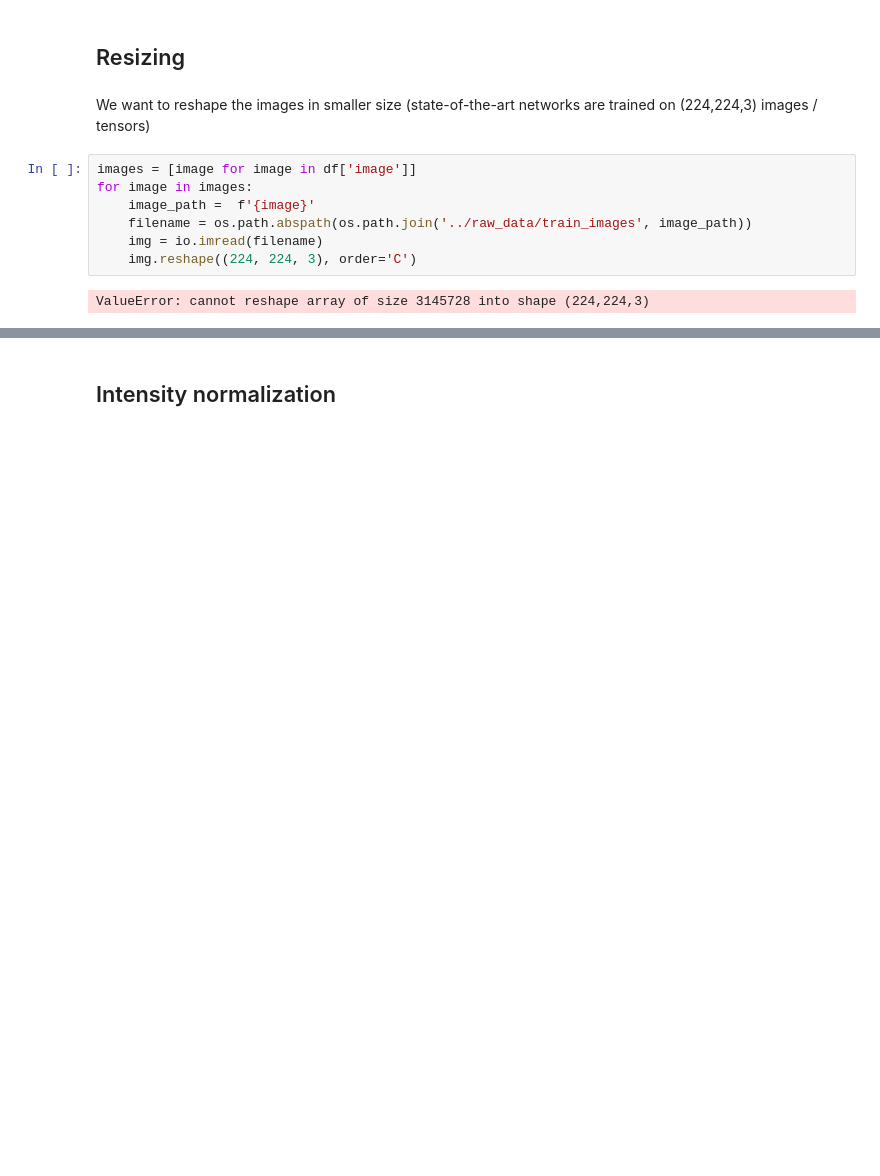
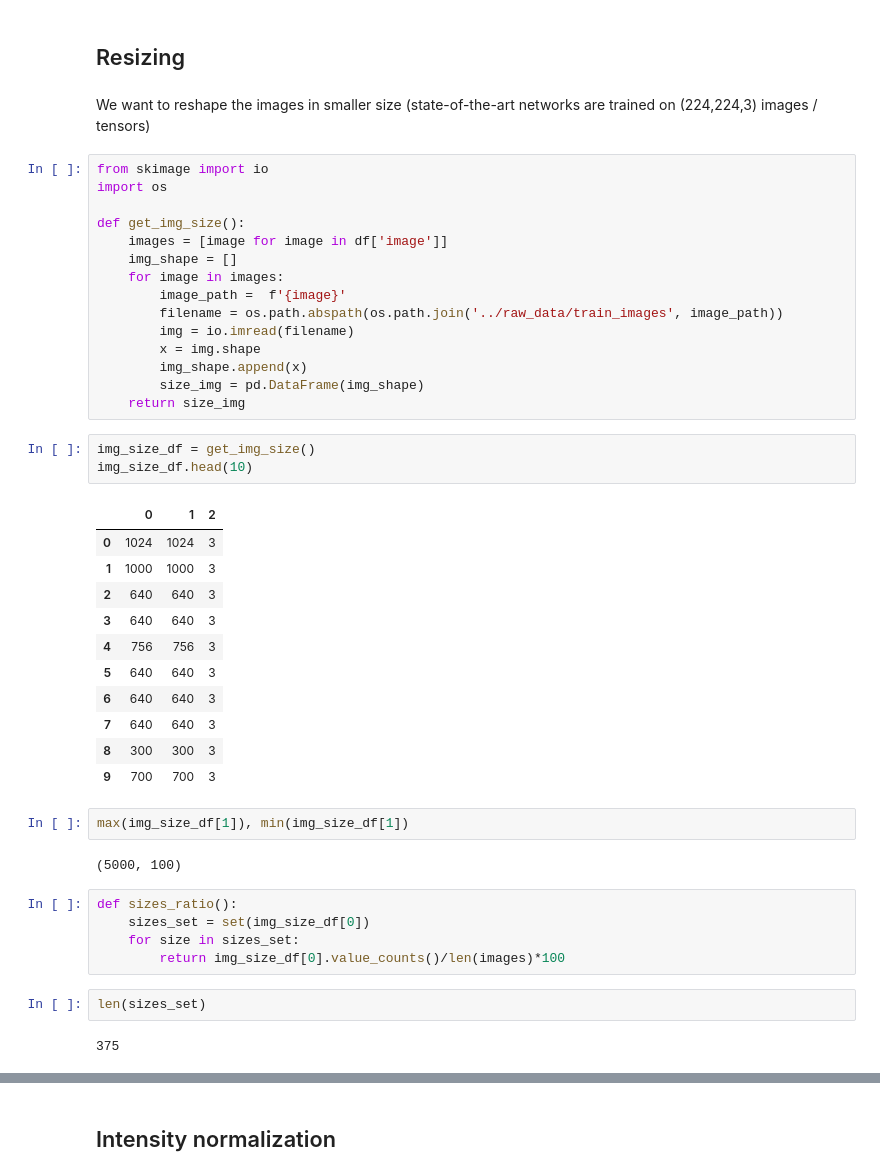
Before and after one commit to migasar/kaggle-wagon552-shopee, a Jupyter notebook: notebooks/AnneC_data_study.ipynb, the cells around one changed output, grey strips where cells are left out. Cells and saved outputs as stored; diff of their text form; blank space fills up the shorter version.

```diff
--- a/notebooks/AnneC_data_study.ipynb
+++ b/notebooks/AnneC_data_study.ipynb
@@ -144,11 +146,45 @@ plt.imshow(img)
 # %% [markdown]
 We want to reshape the images in smaller size (state-of-the-art networks are trained on (224,224,3) images / tensors)
 # %%
-images = [image for image in df['image']]
-for image in images:
-    image_path =  f'{image}'
-    filename = os.path.abspath(os.path.join('../raw_data/train_images', image_path))
-    img = io.imread(filename)
-    img.reshape((224, 224, 3), order='C')
+from skimage import io
+import os
+
+def get_img_size():
+    images = [image for image in df['image']]
+    img_shape = []
+    for image in images:
+        image_path =  f'{image}'
+        filename = os.path.abspath(os.path.join('../raw_data/train_images', image_path))
+        img = io.imread(filename)
+        x = img.shape
+        img_shape.append(x)
+        size_img = pd.DataFrame(img_shape)
+    return size_img
-# %% [output]
-ValueError: cannot reshape array of size 3145728 into shape (224,224,3)
+# %%
+img_size_df = get_img_size()
+img_size_df.head(10)
+# %% [output]
+|  | 0 | 1 | 2 |
+| 0 | 1024 | 1024 | 3 |
+| 1 | 1000 | 1000 | 3 |
+| 2 | 640 | 640 | 3 |
+| 3 | 640 | 640 | 3 |
+| 4 | 756 | 756 | 3 |
+| 5 | 640 | 640 | 3 |
+| 6 | 640 | 640 | 3 |
+| 7 | 640 | 640 | 3 |
+| 8 | 300 | 300 | 3 |
+| 9 | 700 | 700 | 3 |
+# %%
+max(img_size_df[1]), min(img_size_df[1])
+# %% [output]
+(5000, 100)
+# %%
+def sizes_ratio():
+    sizes_set = set(img_size_df[0])
+    for size in sizes_set:
+        return img_size_df[0].value_counts()/len(images)*100
+# %%
+len(sizes_set)
+# %% [output]
+375
```
Also changed, not shown: parts of 26 cells of this notebook.
